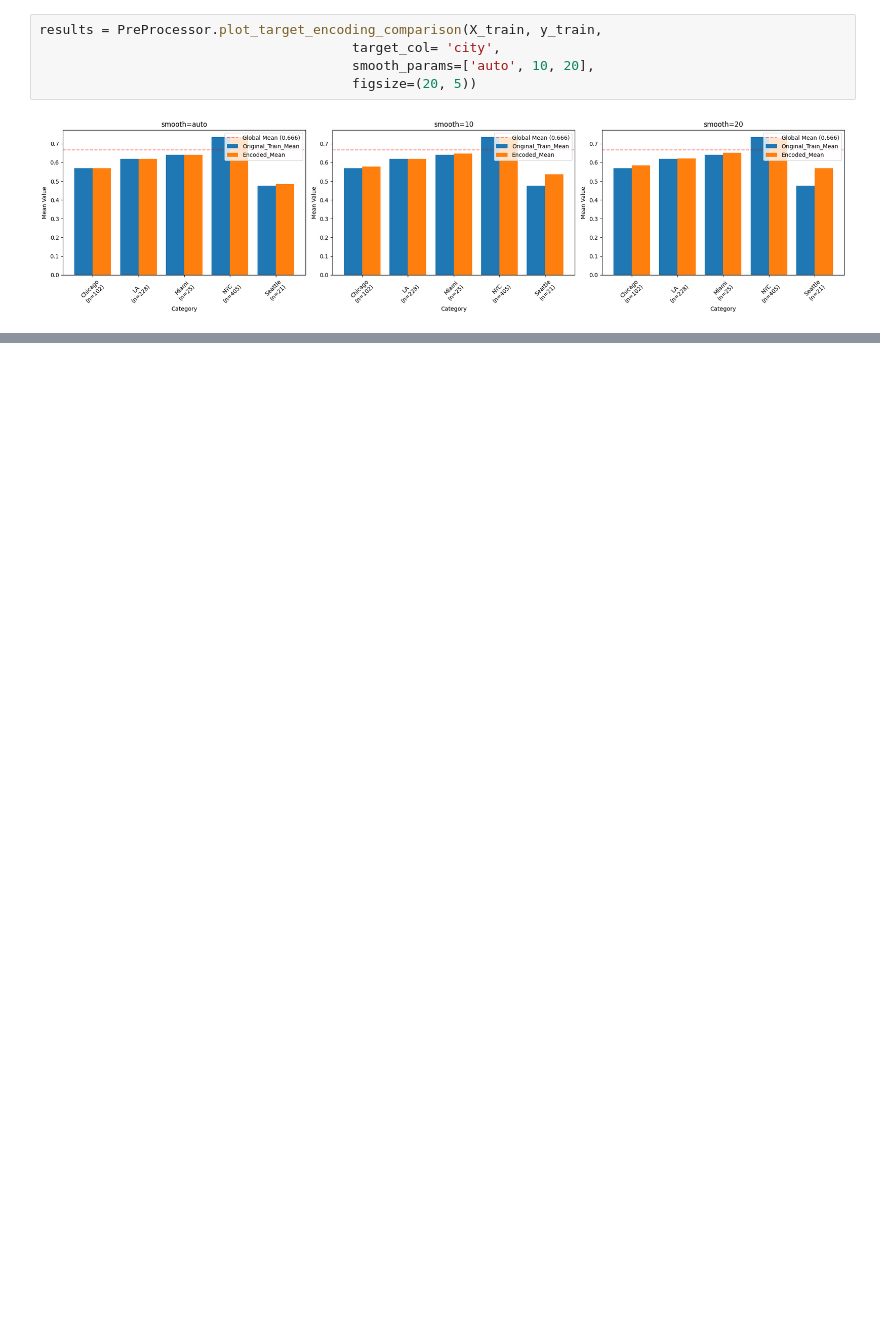
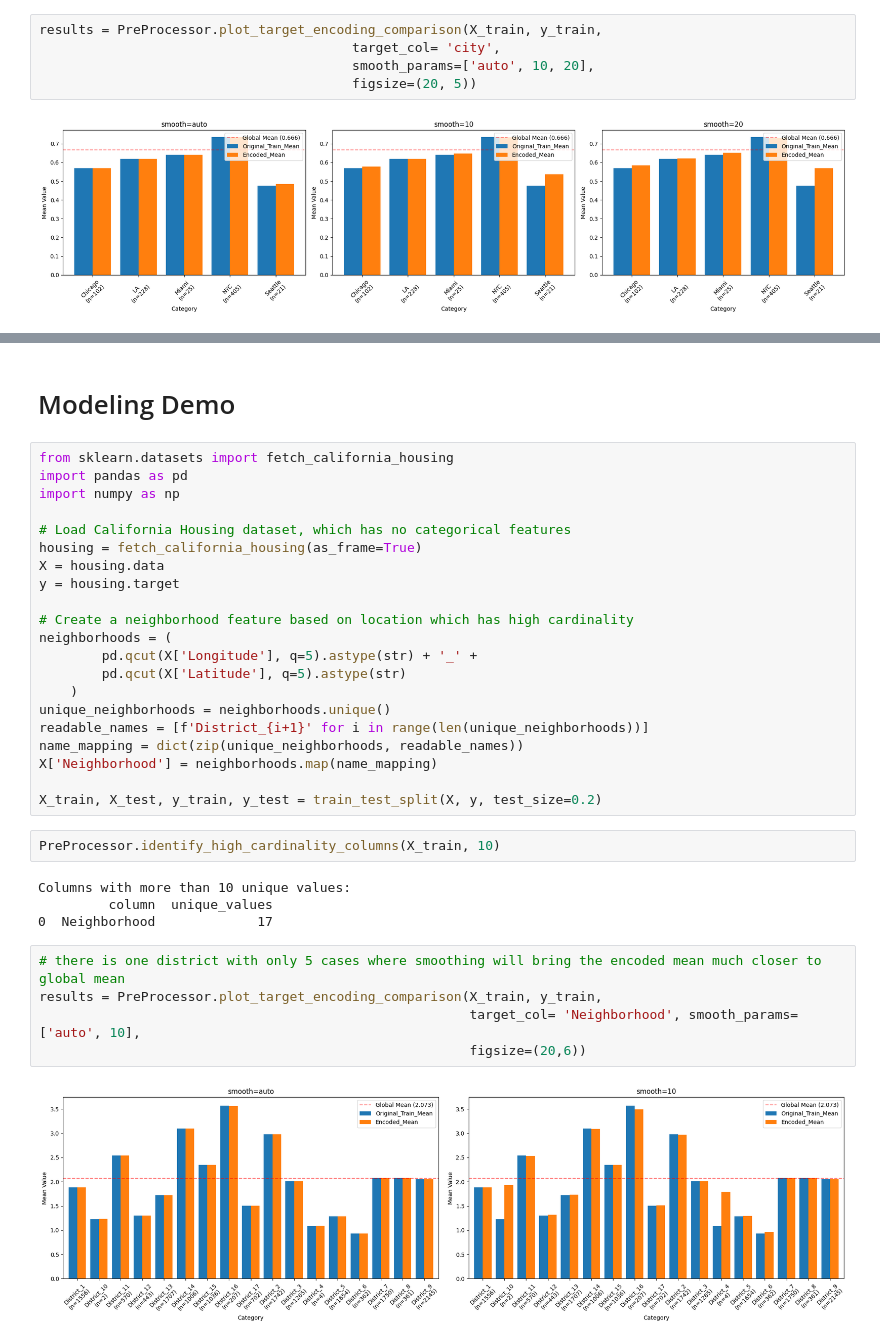
Before and after one commit to MenaWANG/mlflow-demo, a Jupyter notebook: pyfunc_mean_encoding.ipynb, the cells around one changed output, grey strips where cells are left out. Saved outputs shown, nothing was run; the diff lists cells and outputs as text; blank space fills up the shorter version.

Commit message:
auto identify high cardinality col

```diff
--- a/pyfunc_mean_encoding.ipynb
+++ b/pyfunc_mean_encoding.ipynb
@@ -748,0 +968,36 @@ Recommended smoothing parameter: 20
+# %% [markdown]
+# Modeling Demo
+# %%
+from sklearn.datasets import fetch_california_housing
+import pandas as pd
+import numpy as np
+
+# Load California Housing dataset, which has no categorical features
+housing = fetch_california_housing(as_frame=True)
+X = housing.data
+y = housing.target
+
+# Create a neighborhood feature based on location which has high cardinality
+neighborhoods = (
+        pd.qcut(X['Longitude'], q=5).astype(str) + '_' +
+        pd.qcut(X['Latitude'], q=5).astype(str)
+    )
+unique_neighborhoods = neighborhoods.unique()
+readable_names = [f'District_{i+1}' for i in range(len(unique_neighborhoods))]
+name_mapping = dict(zip(unique_neighborhoods, readable_names))
+X['Neighborhood'] = neighborhoods.map(name_mapping)
+
+X_train, X_test, y_train, y_test = train_test_split(X, y, test_size=0.2)
+# %%
+PreProcessor.identify_high_cardinality_columns(X_train, 10)
+# %% [output]
+Columns with more than 10 unique values:
+         column  unique_values
+0  Neighborhood             17
+# %%
+# there is one district with only 5 cases where smoothing will bring the encoded mean much closer to global mean
+results = PreProcessor.plot_target_encoding_comparison(X_train, y_train,
+                                                       target_col= 'Neighborhood', smooth_params=['auto', 10],
+                                                       figsize=(20,6))
+# %% [output]
+[figure, added]
```
Also changed, not shown: parts of 6 cells of this notebook.
